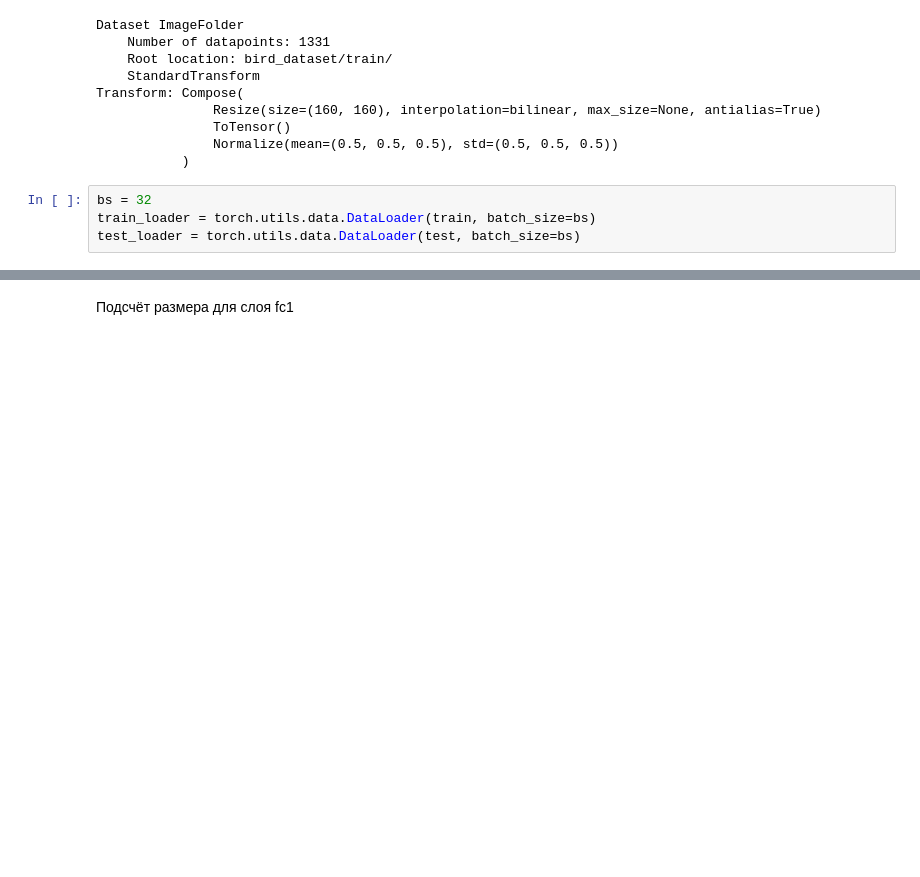
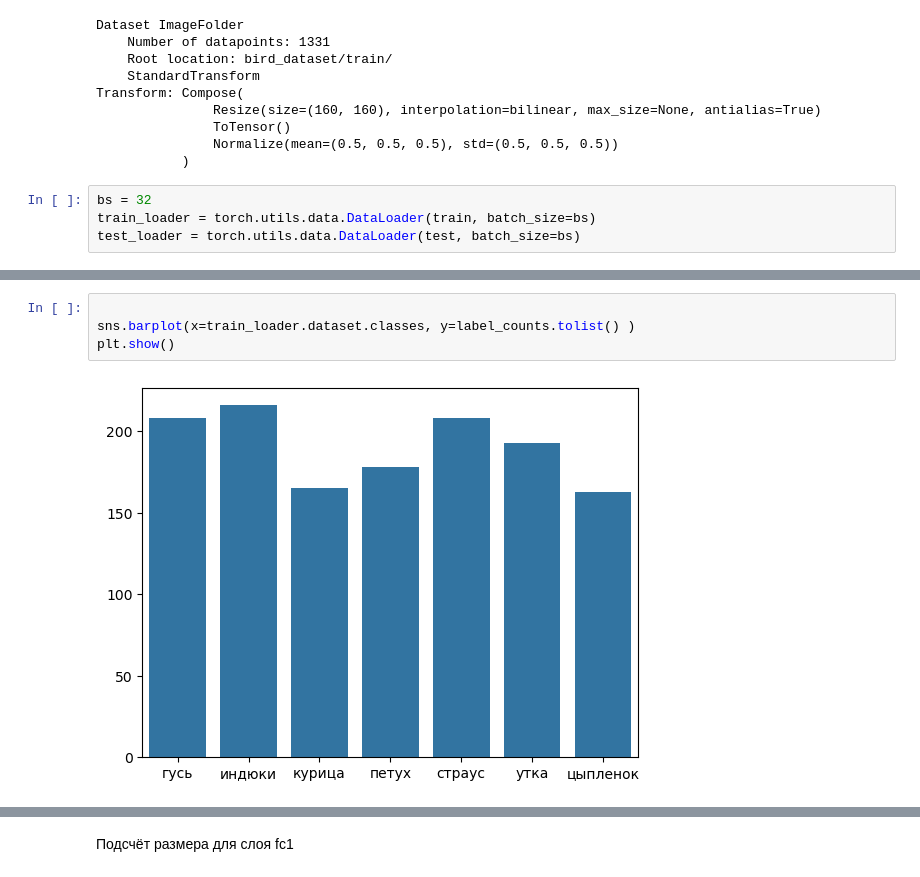
Before and after one commit to Alexanderms36/BirdDatasetNN, a Jupyter notebook: train.ipynb, the cells around one changed output, grey strips where cells are left out. Cells and saved outputs as stored; diff of their text form; blank space fills up the shorter version.

```diff
--- a/train.ipynb
+++ b/train.ipynb
@@ -31,0 +42,6 @@ test_loader = torch.utils.data.DataLoader(test, batch_size=bs)
+# %%
+
+sns.barplot(x=train_loader.dataset.classes, y=label_counts.tolist() )
+plt.show()
+# %% [output]
+[figure, added]
```
Also changed, not shown: parts of 8 cells of this notebook.
